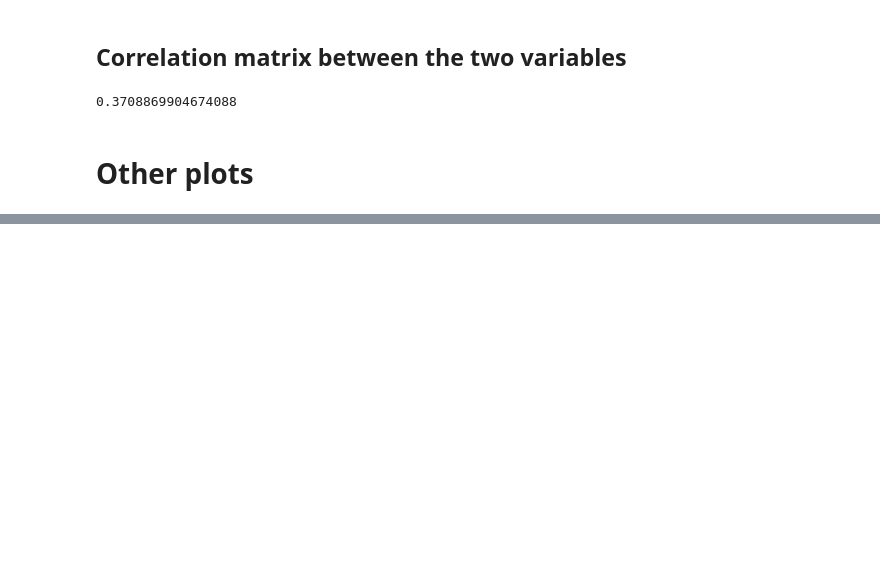
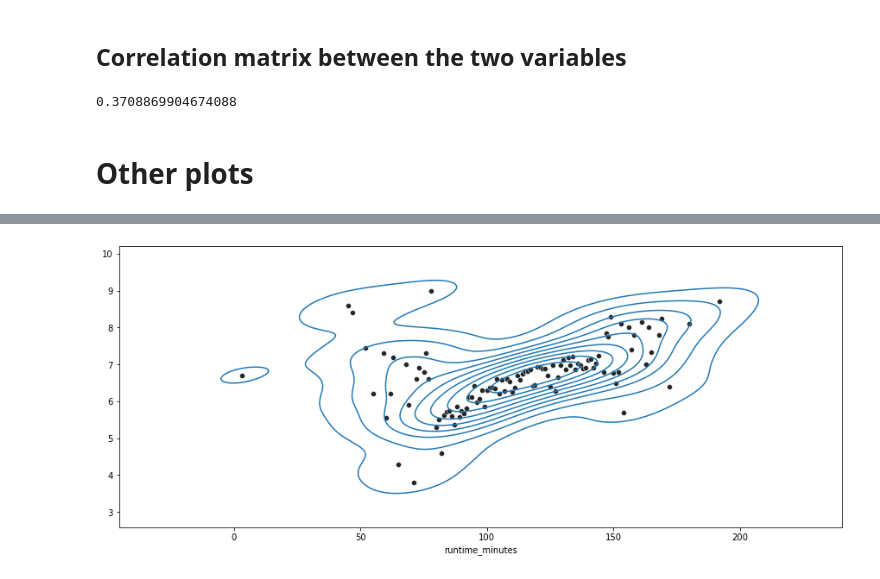
Before and after one commit to nate-walter/Movie-Studio-Project, a Jupyter notebook: making_plots_manav.ipynb, the cells around one changed output, grey strips where cells are left out. Cells and saved outputs as stored; diff of their text form; code cells hidden in the pictures; blank space fills up the shorter version.

```diff
--- a/making_plots_manav.ipynb
+++ b/making_plots_manav.ipynb
@@ -92,0 +163,10 @@ only_us_merged.corr()['runtime_minutes']['averagerating']
+# %%
+fig, ax = plt.subplots(figsize = (15,6))
+
+x = only_us_merged.groupby('runtime_minutes')['averagerating'].mean().index
+y = only_us_merged.groupby('runtime_minutes')['averagerating'].mean().values
+
+sns.scatterplot(x,y, color = '0.15')
+sns.kdeplot(x=x, y=y);
+# %% [output]
+[figure, added]
```
Also changed, not shown: parts of 5 cells of this notebook.
